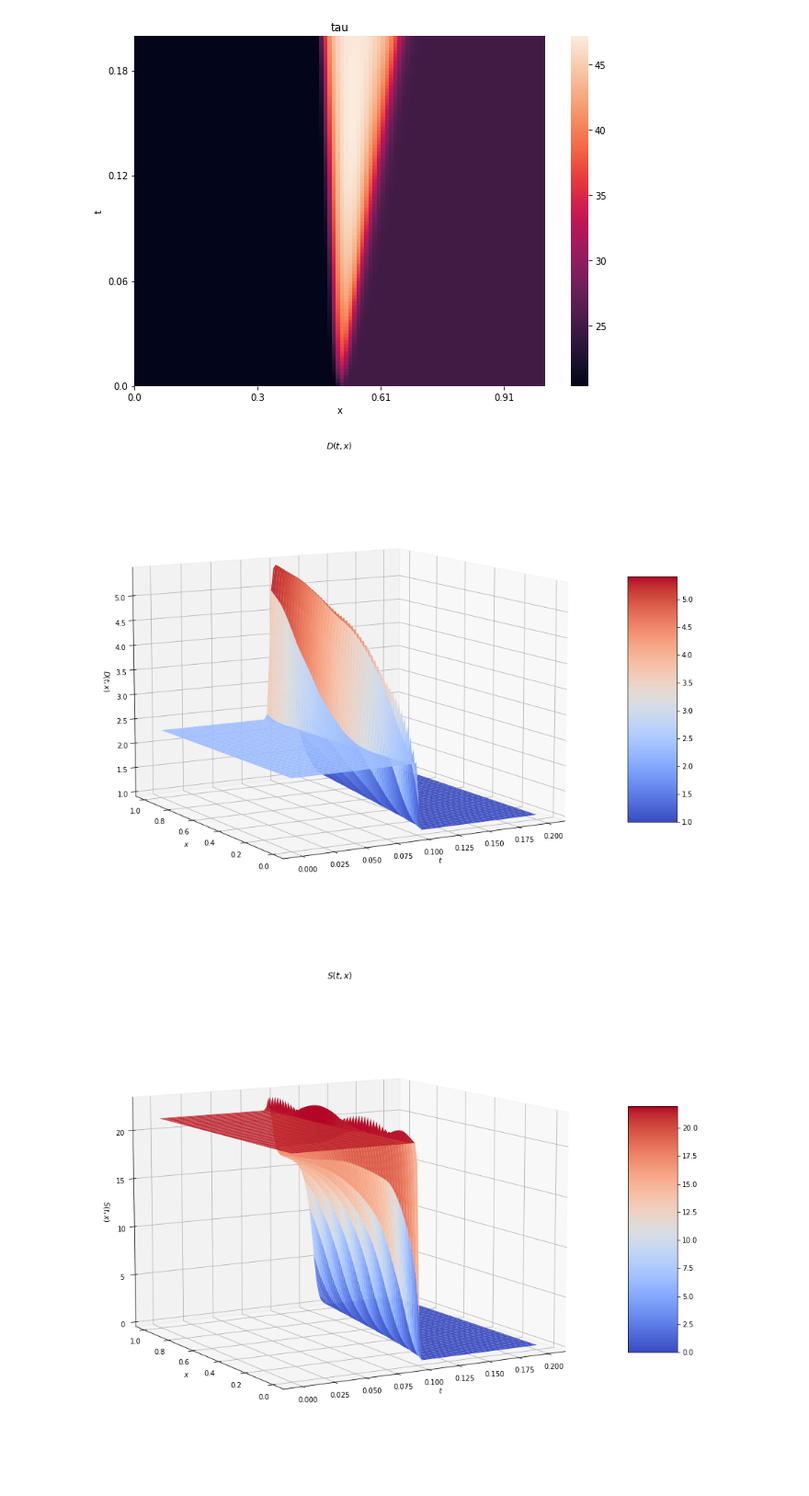
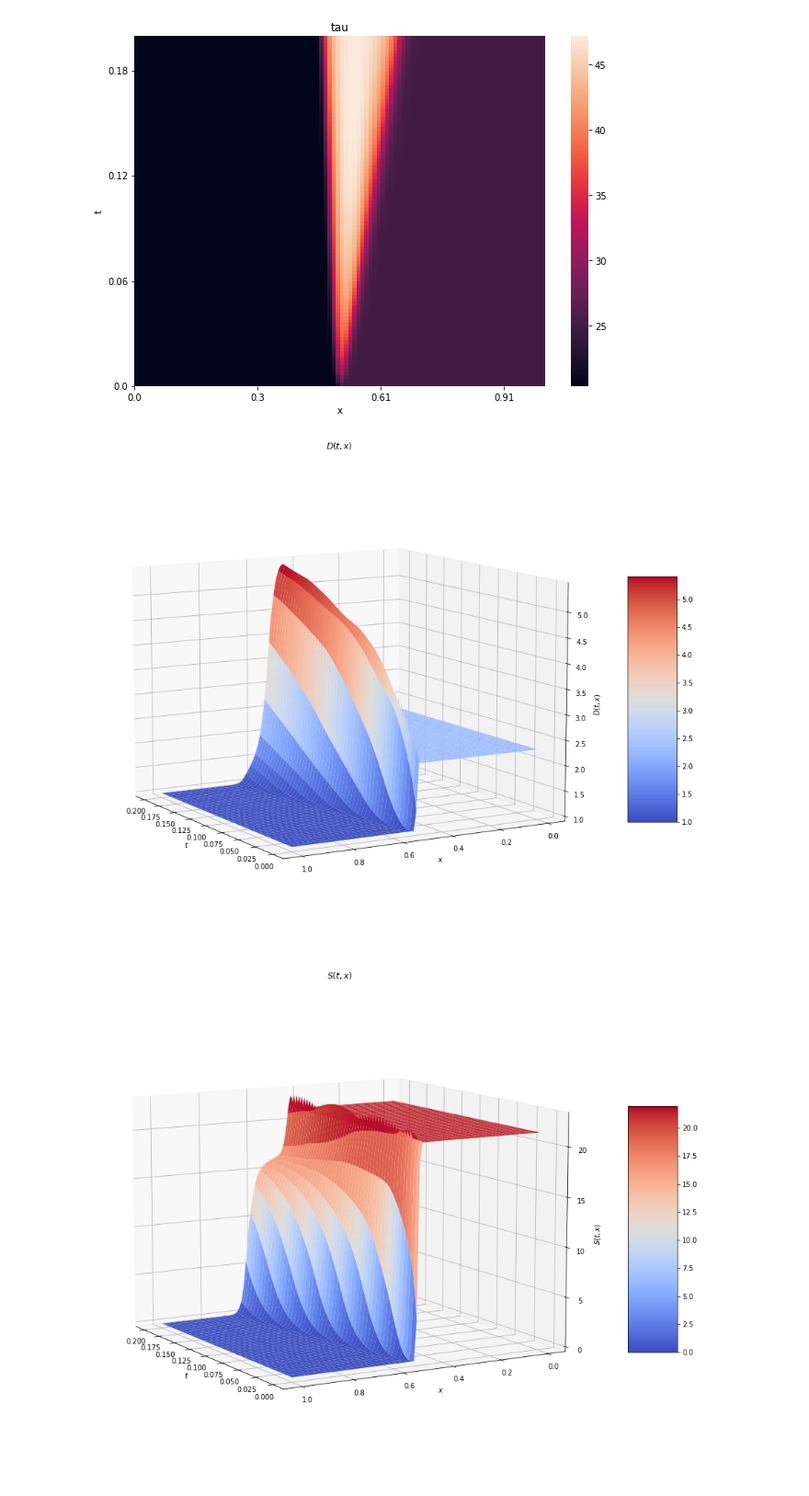
Before and after one commit to physics-inspired/astropinns, a Jupyter notebook: Numerical_Solutions_Tests/Relativistic_Euler_HRSC_Solver_with_eigenvalues_results.ipynb, the cells around one changed output. Shown: that part at 92% size. Drawn from its saved outputs; the diff is of its cells as text; code cells hidden in the pictures.

```diff
--- a/Numerical_Solutions_Tests/Relativistic_Euler_HRSC_Solver_with_eigenvalues_results.ipynb
+++ b/Numerical_Solutions_Tests/Relativistic_Euler_HRSC_Solver_with_eigenvalues_results.ipynb
@@ -188,39 +188,39 @@ from matplotlib import cm
 
 fig, ax = plt.subplots(subplot_kw={"projection": "3d"})
 fig.set_size_inches(22, 13)
-surf = ax.plot_surface(T, X, D_evolved, cmap = cm.coolwarm, linewidth = 0, antialiased = True)
-ax.view_init(elev = 10, azim = 240)
+surf = ax.plot_surface(T, X, D_evolved.T, cmap = cm.coolwarm, linewidth = 0, antialiased = True)
+ax.view_init(elev = 10, azim = 150)
 ax.set_xlabel('$t$')
 ax.set_ylabel('$x$')
 ax.set_zlabel('$D(t,x)$')
 ax.set_title('$D(t,x)$')
 fig.colorbar(surf, shrink = 0.5, aspect = 5)
 plt.savefig("Images/D_3D.png")
 plt.show()
 
 fig, ax = plt.subplots(subplot_kw={"projection": "3d"})
 fig.set_size_inches(22, 13)
-surf = ax.plot_surface(T, X, S_evolved, cmap = cm.coolwarm, linewidth = 0, antialiased = True)
-ax.view_init(elev = 10, azim = 240)
+surf = ax.plot_surface(T, X, S_evolved.T, cmap = cm.coolwarm, linewidth = 0, antialiased = True)
+ax.view_init(elev = 10, azim = 150)
 ax.set_xlabel('$t$')
 ax.set_ylabel('$x$')
 ax.set_zlabel('$S(t,x)$')
 ax.set_title('$S(t,x)$')
 fig.colorbar(surf, shrink = 0.5, aspect = 5)
 plt.savefig("Images/S_3D.png")
 plt.show()
 
 fig, ax = plt.subplots(subplot_kw={"projection": "3d"})
 fig.set_size_inches(22, 13)
-surf = ax.plot_surface(T, X, tau_evolved, cmap = cm.coolwarm, linewidth = 0, antialiased = True)
-ax.view_init(elev = 10, azim = 240)
+surf = ax.plot_surface(T, X, tau_evolved.T, cmap = cm.coolwarm, linewidth = 0, antialiased = True)
+ax.view_init(elev = 10, azim = 150)
 ax.set_xlabel('$t$')
 ax.set_ylabel('$x$')
 ax.set_zlabel('$tau(t,x)$')
 ax.set_title('$tau(t,x)$')
 fig.colorbar(surf, shrink = 0.5, aspect = 5)
 plt.savefig("Images/tau_3D.png")
 plt.show()
 # %% [output]
-[figure, old version]
+[figure, new version]
-[figure, old version]
+[figure, new version]
```
Also changed, not shown: parts of 1 cell of this notebook.
